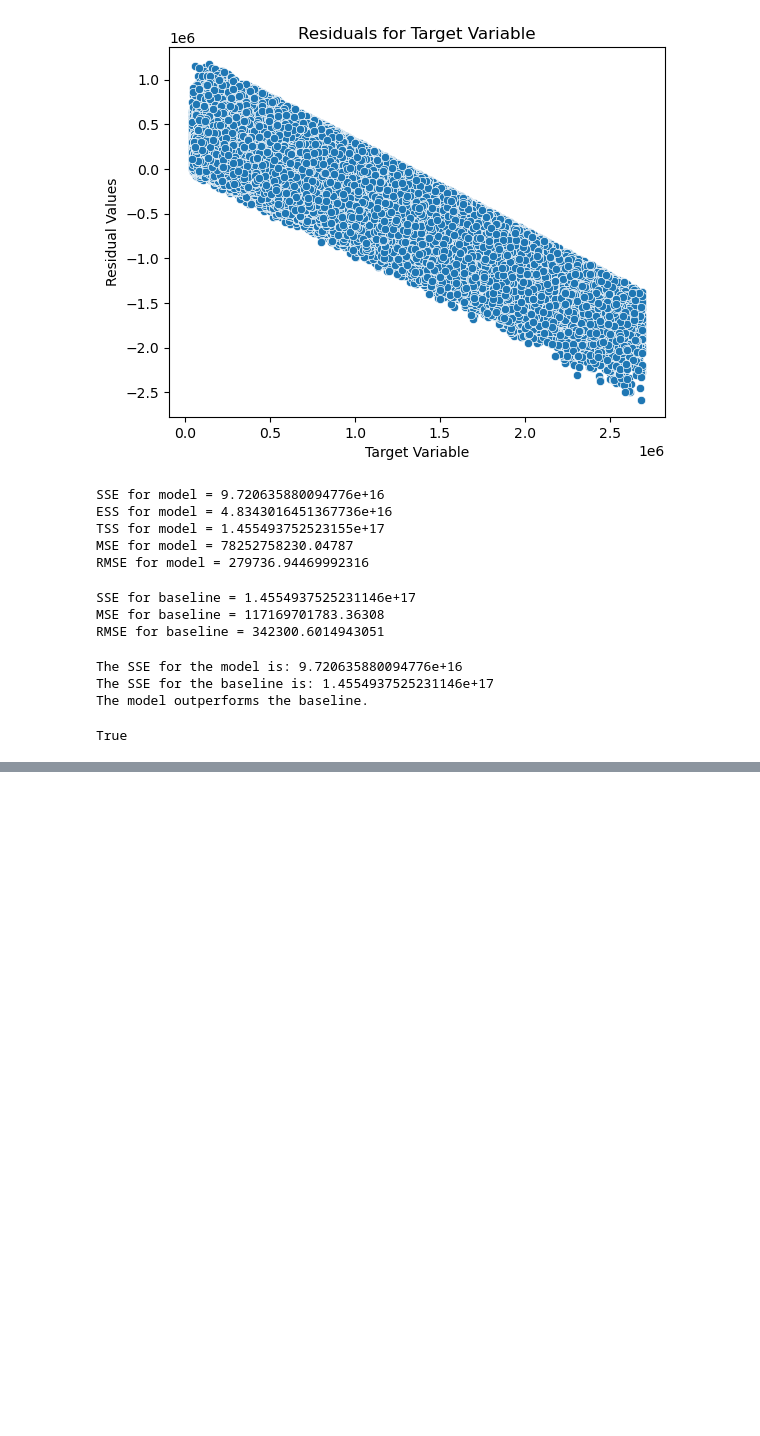
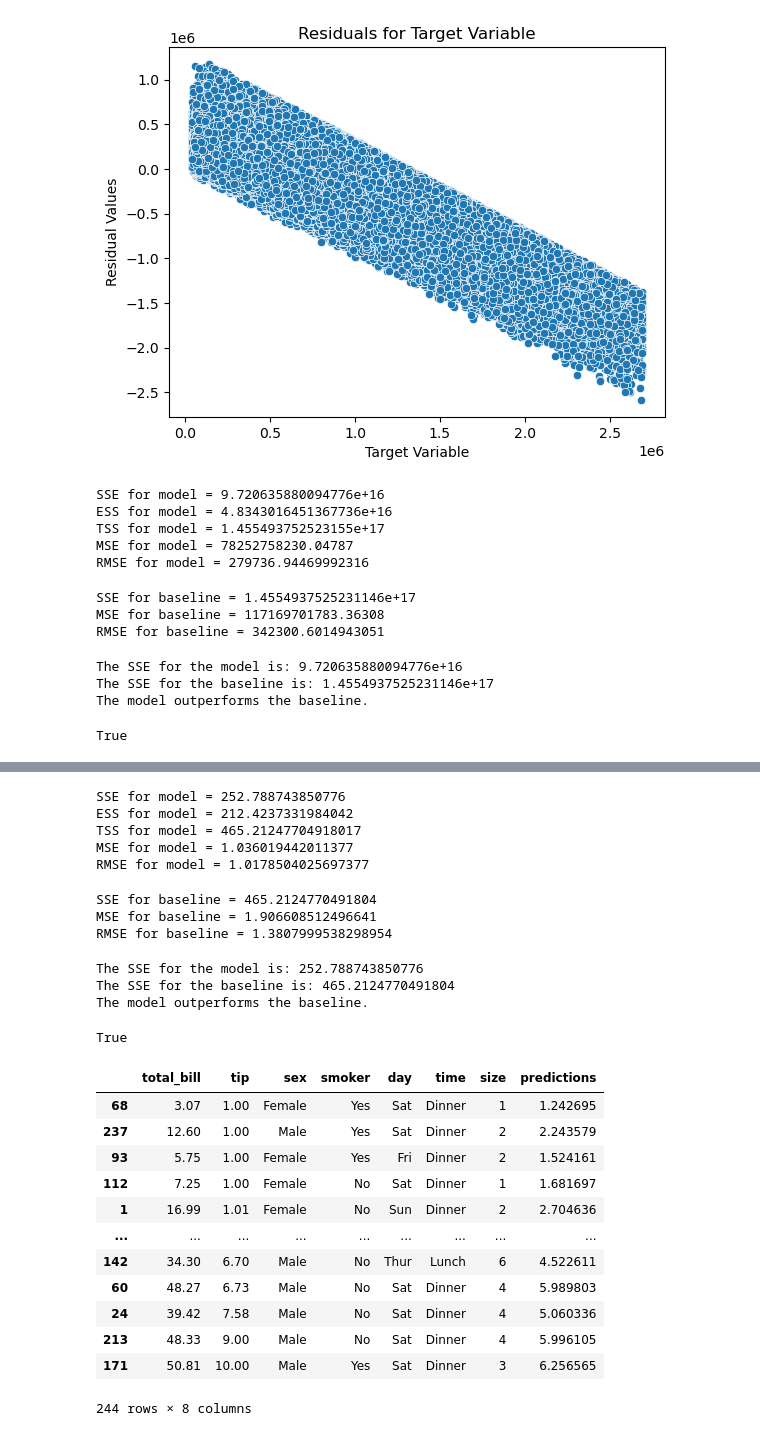
Before and after one commit to wilson-velasco/regression-exercises, a Jupyter notebook: evaluate.ipynb, the cells around one changed output, grey strips where cells are left out. Drawn from its saved outputs; the diff is of its cells as text; code cells hidden in the pictures; blank space fills up the shorter version.

```diff
--- a/evaluate.ipynb
+++ b/evaluate.ipynb
@@ -259,0 +312,4 @@ True
+# %%
+tips['predictions'] = tip_lr.predict(tips[['total_bill']])
+
+tips.head()
@@ -259,0 +323,37 @@ True
+# %%
+ev.regression_errors(tips.tip, tips.predictions)
+# %% [output]
+SSE for model = 252.788743850776
+ESS for model = 212.4237331984042
+TSS for model = 465.21247704918017
+MSE for model = 1.036019442011377
+RMSE for model = 1.0178504025697377
+# %%
+ev.baseline_mean_errors(tips.tip)
+# %% [output]
+SSE for baseline = 465.2124770491804
+MSE for baseline = 1.906608512496641
+RMSE for baseline = 1.3807999538298954
+# %%
+ev.better_than_baseline(tips.tip, tips.predictions)
+# %% [output]
+The SSE for the model is: 252.788743850776
+The SSE for the baseline is: 465.2124770491804
+The model outperforms the baseline.
+True
+# %%
+tips.sort_values('tip')
+# %% [output]
+|  | total_bill | tip | sex | smoker | day | time | size | predictions |
+| 68 | 3.07 | 1.00 | Female | Yes | Sat | Dinner | 1 | 1.242695 |
+| 237 | 12.60 | 1.00 | Male | Yes | Sat | Dinner | 2 | 2.243579 |
+| 93 | 5.75 | 1.00 | Female | Yes | Fri | Dinner | 2 | 1.524161 |
+| 112 | 7.25 | 1.00 | Female | No | Sat | Dinner | 1 | 1.681697 |
+| 1 | 16.99 | 1.01 | Female | No | Sun | Dinner | 2 | 2.704636 |
+| ... | ... | ... | ... | ... | ... | ... | ... | ... |
+| 142 | 34.30 | 6.70 | Male | No | Thur | Lunch | 6 | 4.522611 |
+| 60 | 48.27 | 6.73 | Male | No | Sat | Dinner | 4 | 5.989803 |
+| 24 | 39.42 | 7.58 | Male | No | Sat | Dinner | 4 | 5.060336 |
+| 213 | 48.33 | 9.00 | Male | No | Sat | Dinner | 4 | 5.996105 |
+| 171 | 50.81 | 10.00 | Male | Yes | Sat | Dinner | 3 | 6.256565 |
+244 rows × 8 columns
```
Also changed, not shown: parts of 11 cells of this notebook, 2 other files.
